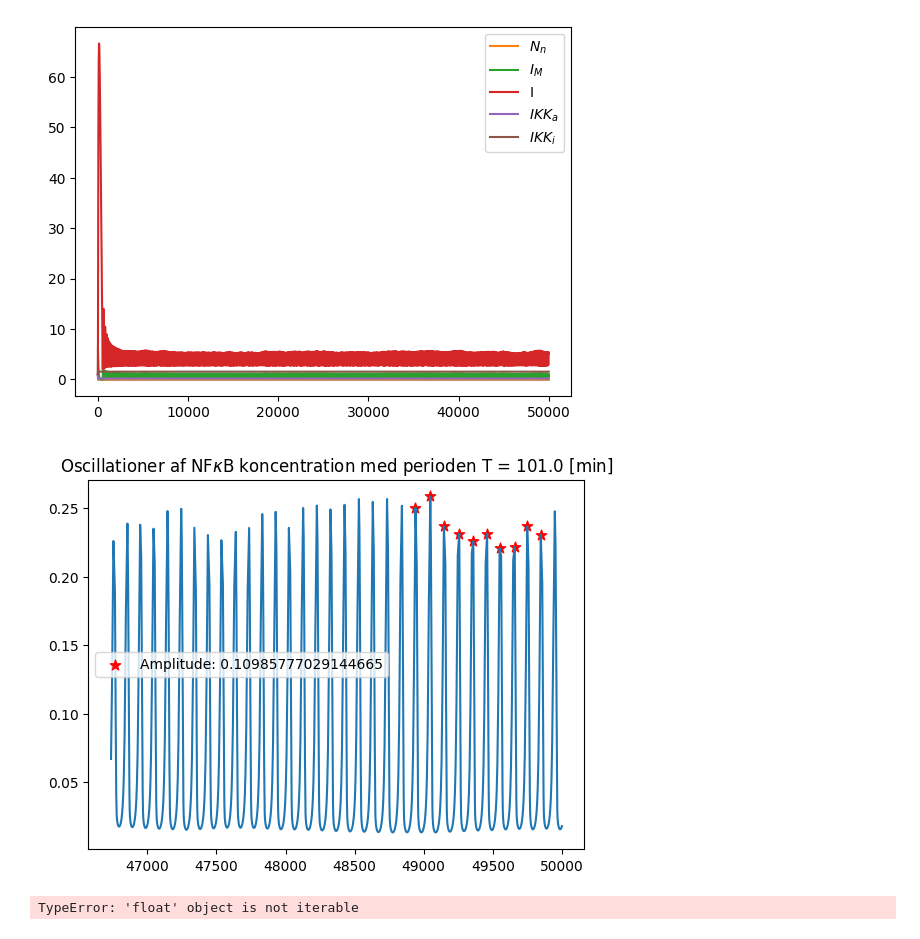
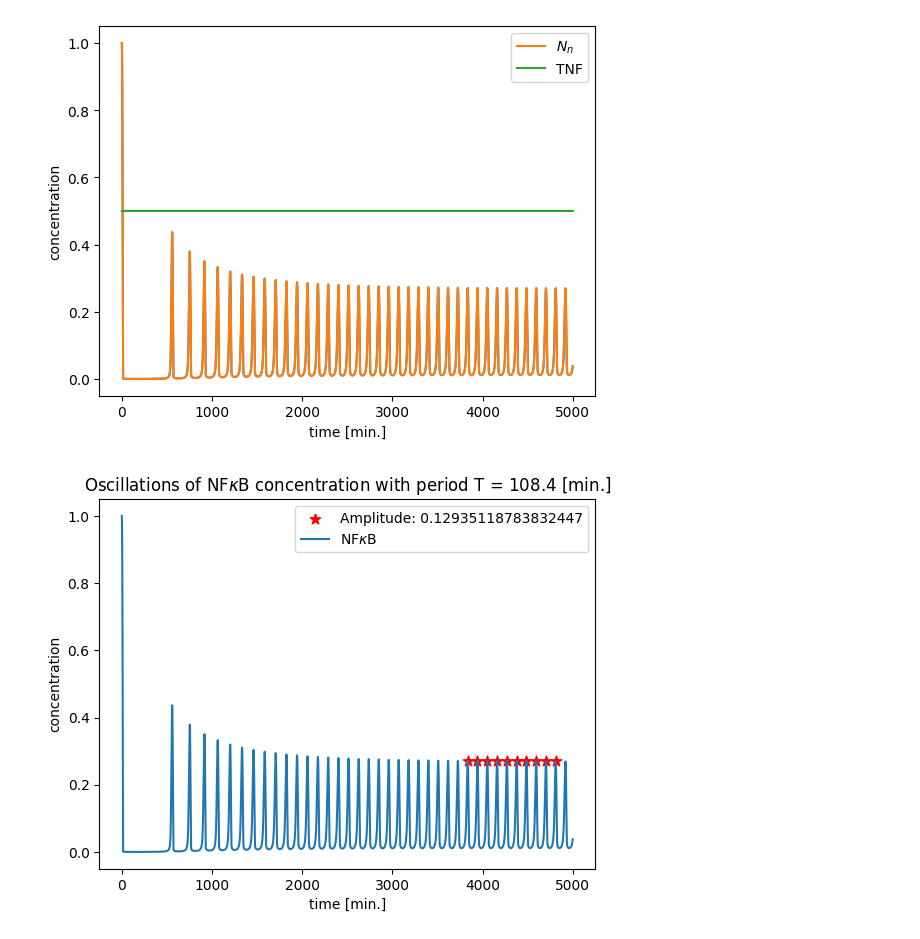
Before and after one commit to ErikBachRyhl/p53, a Jupyter notebook: nfkappab.ipynb, the cells around one changed output. Drawn from its saved outputs; the diff is of its cells as text; code cells hidden in the pictures.

```diff
--- a/nfkappab.ipynb
+++ b/nfkappab.ipynb
@@ -22,24 +23,27 @@ k_A20 = 0.0018 # mu * M
 IKK_tot = 2.0 # mu * M
 A20 = 0.0026 # mu * M
 # %%
-# definerer tid
-t_samlet = (0, 50000)
+# defining time
+time = (0, 5000)
 
-# definerer startparametere
-N_n0, I_m0, I0, IKK_a0, IKK_i0, TNF_k = 1, 1, 1, 1, 1, 0.5
+# defining constant to keep TNF>0
+k = 0.5
+
+# definerer startparameters
+N_n0, I_m0, I0, IKK_a0, IKK_i0, TNF_k = 1, 0.5, 0.5, 0.5, 0.5, k
 y0 = [N_n0, I_m0, I0, IKK_a0, IKK_i0, TNF_k]
 # %%
-# definerer ligningssystemet
+# defining equations from Krishna/Jensen
 def N_n_change(t, N_n, I_m, I, IKK_a, IKK_i, TNF):
-    dN_ndt = k_Nin * (N_tot - N_n)*K_I/(K_I+I)-k_lin*I*N_n/(K_N + N_n)
+    dN_ndt = k_Nin * (N_tot - N_n) * K_I / (K_I + I) - k_lin * I * (N_n / (K_N + N_n))
     return dN_ndt
 
 def I_m_change(t, N_n, I_m, I, IKK_a, IKK_i, TNF):
-    dI_mdt = k_t * N_n**2 - gamma_m * I_m
+    dI_mdt = k_t * (N_n**2) - gamma_m * I_m
     return dI_mdt
 
 def I_change(t, N_n, I_m, I, IKK_a, IKK_i, TNF):
-    dIdt = k_tl*I_m - alpha * IKK_a * (N_tot-N_n)*I/(K_I + I)
+    dIdt = k_tl * I_m - alpha * IKK_a * (N_tot - N_n) * I / (K_I + I)
     return dIdt
 
 def IKK_a_change(t, N_n, I_m, I, IKK_a, IKK_i, TNF):
@@ -50,7 +54,8 @@ def IKK_i_change(t, N_n, I_m, I, IKK_a, IKK_i, TNF):
     dIKK_idt = k_i * IKK_a - k_p * IKK_i * k_A20 / (k_A20 + A20 * TNF)
     return dIKK_idt
 
-def samlet_system_nfkb(t, y):
+
+def system_nfkb(t, y):
     dydt = np.zeros_like(y)
     dydt[0] = N_n_change(t, *y)
     dydt[1] = I_m_change(t, *y)
@@ -59,23 +64,27 @@ def samlet_system_nfkb(t, y):
     dydt[4] = IKK_i_change(t, *y)
     return dydt
 # %%
-# udfører simulation
-simulation = solve_ivp(samlet_system_nfkb, t_samlet, y0, method='RK45')
+# simulating with constant TNF
+simulation = solve_ivp(system_nfkb, time, y0, method='RK45', max_step=1)
 
+# unpacking simulation
 t_trans, N_n_trans, I_m_trans, I_trans, IKK_a_trans, IKK_i_trans = simulation["t"], simulation["y"][0], simulation["y"][1], simulation["y"][2], simulation["y"][3], simulation["y"][4]
 # %%
-# plotter første simulation
+# plotting simulation
 plt.plot(simulation["t"], simulation["y"][0])
 plt.plot(t_trans, N_n_trans, label='$N_n$')
-plt.plot(t_trans, I_m_trans, label='$I_M$')
-plt.plot(t_trans, I_trans, label='I')
-plt.plot(t_trans, IKK_a_trans, label='$IKK_a$')
-plt.plot(t_trans, IKK_i_trans, label='$IKK_i$')
+# plt.plot(t_trans, I_m_trans, label='$I_M$')
+# plt.plot(t_trans, I_trans, label='I')
+# plt.plot(t_trans, IKK_a_trans, label='$IKK_a$')
+# plt.plot(t_trans, IKK_i_trans, label='$IKK_i$')
+plt.plot(t_trans, TNF_k*np.ones(len(t_trans)), label='TNF')
+plt.xlabel('time [min.]')
+plt.ylabel('concentration')
 plt.legend();
 # %% [output]
-[figure, old version]
+[figure, new version]
 # %%
-# Compute stats for p53 transient to find period and amplitude for nutlin simulation
+# function to compute stats for NFkB transient to find period and amplitude for TNF oscillation
 def compute_int_oscillator(t, y): #mean, amplitude, period
     y_peaks = find_peaks(y)[0]
     y_troughs = find_peaks(-y)[0]
@@ -84,7 +93,7 @@ def compute_int_oscillator(t, y): #mean, amplitude, period
     stable_peaks = None
     stable_troughs = None
     if len(y_peaks) > 12 and len(y_peaks) > len(y_troughs):
-        stable_peaks = y_peaks[-12:-1]
+        stable_peaks = y_peaks[-12:-2]
         stable_troughs = y_troughs[-11:-1]
     else:
         stable_peaks = y_peaks[-11:-1]
@@ -106,9 +112,11 @@ k=0.5
 # %%
-# plotter valgte peaks
+# plotting the chosen peaks (shouldn't they have the same amplitude?)
 plt.scatter(t_trans[stable_peaks_int], N_n_trans[stable_peaks_int], s=60, c="red", marker='*', label=f"Amplitude: {A_int}")
-plt.plot(t_trans[-1000:], N_n_trans[-1000:])
-plt.legend()
-plt.title(f"Oscillationer af NF$\kappa$B koncentration med perioden T = {T_int:.4} [min]");
+plt.plot(t_trans[-10000:], N_n_trans[-10000:], label='NF$\kappa$B')
+plt.title(f"Oscillations of NF$\kappa$B concentration with period T = {T_int:.4} [min.]")
+plt.xlabel('time [min.]')
+plt.ylabel('concentration')
+plt.legend();
 # %% [output]
-[figure, old version]
+[figure, new version]
 # %%
@@ -155,4 +159,0 @@ p0 = [N_n0, I_m0, I0, IKK_a0, IKK_i0, TNF0]
-# %%
-N_n, I_m, I, IKK_a, ome, T_TNF = sim_TNF_oscillation(100, T_int, omega, *p0)
-# %% [output]
-TypeError: 'float' object is not iterable
```
Also changed, not shown: parts of 15 cells of this notebook, 1 other file.
